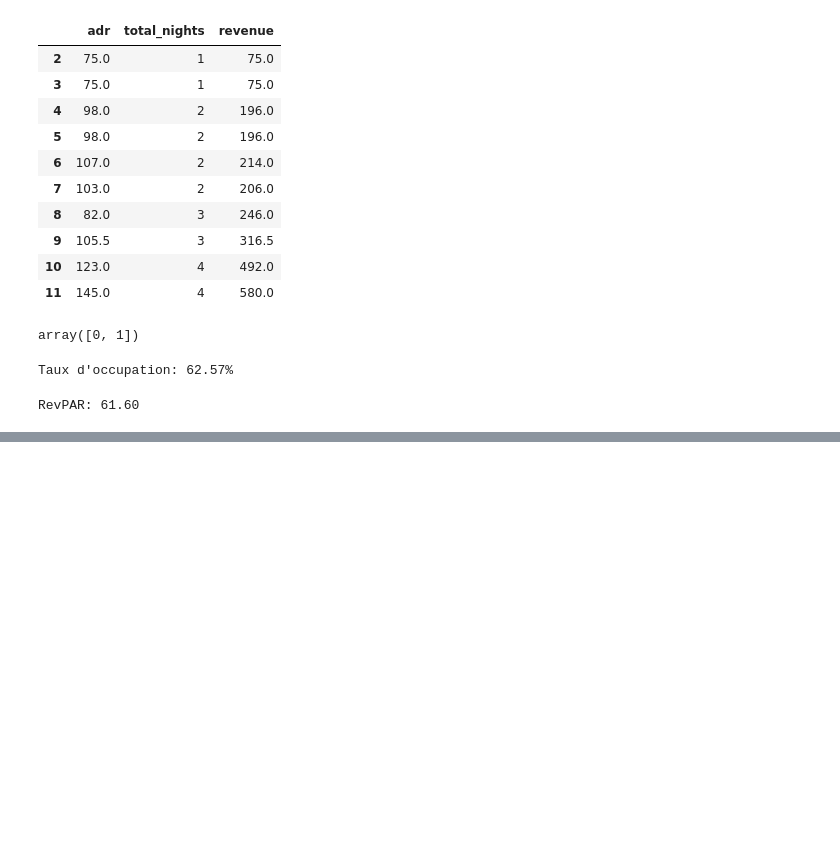
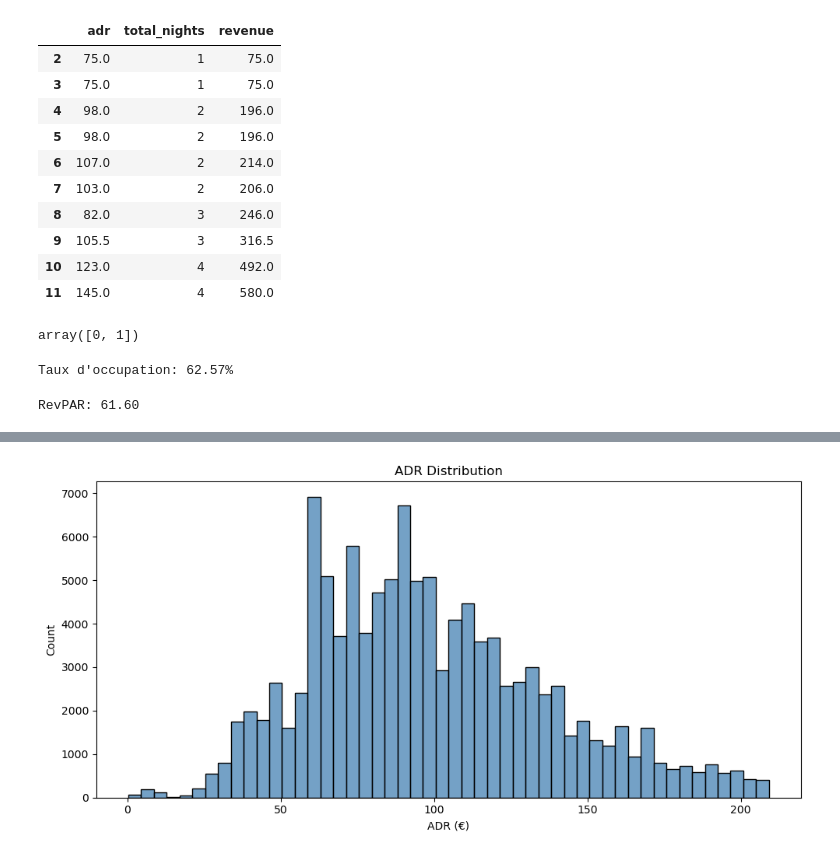
Before and after one commit to mbacke15/hotel-booking-revenue-analysis, a Jupyter notebook: notebooks/01_exploration.ipynb, the cells around one changed output, grey strips where cells are left out. Cells and saved outputs as stored; diff of their text form; code cells hidden in the pictures; blank space fills up the shorter version.

```diff
--- a/notebooks/01_exploration.ipynb
+++ b/notebooks/01_exploration.ipynb
@@ -138,0 +195,12 @@ df.to_csv('../data/hotel_bookings_clean.csv', index=False)
+# %%
+# ADR distribution
+plt.figure(figsize=(10, 5))
+sns.histplot(df['adr'], bins=50, color='steelblue')
+plt.title('ADR Distribution')
+plt.xlabel('ADR (€)')
+plt.ylabel('Count')
+plt.tight_layout()
+plt.savefig('../exports/adr_distribution.png', bbox_inches='tight')
+plt.show()
+# %% [output]
+[figure, added]
```
Also changed, not shown: parts of 5 cells of this notebook, 3 other files.
